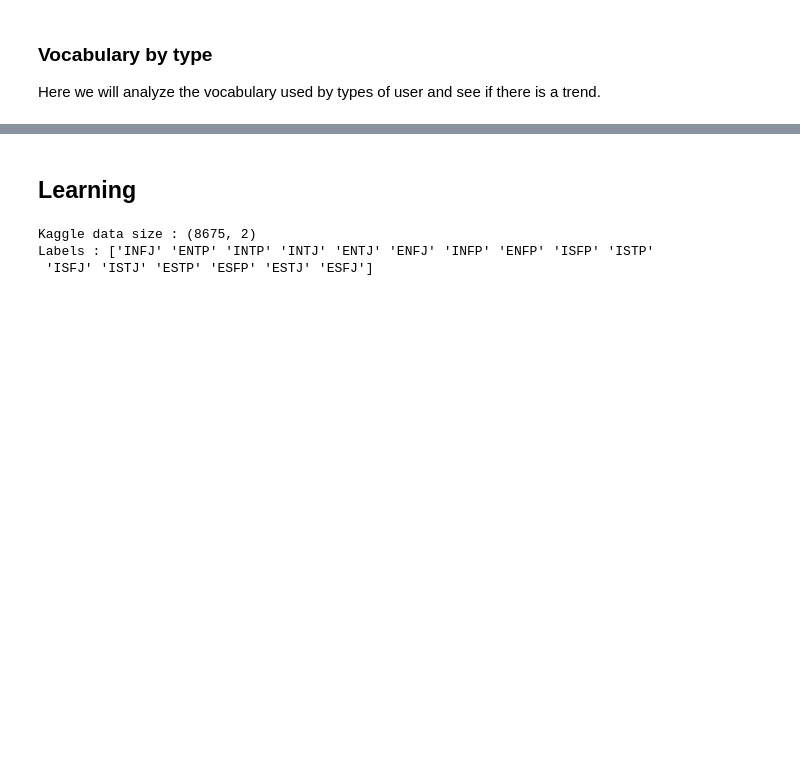
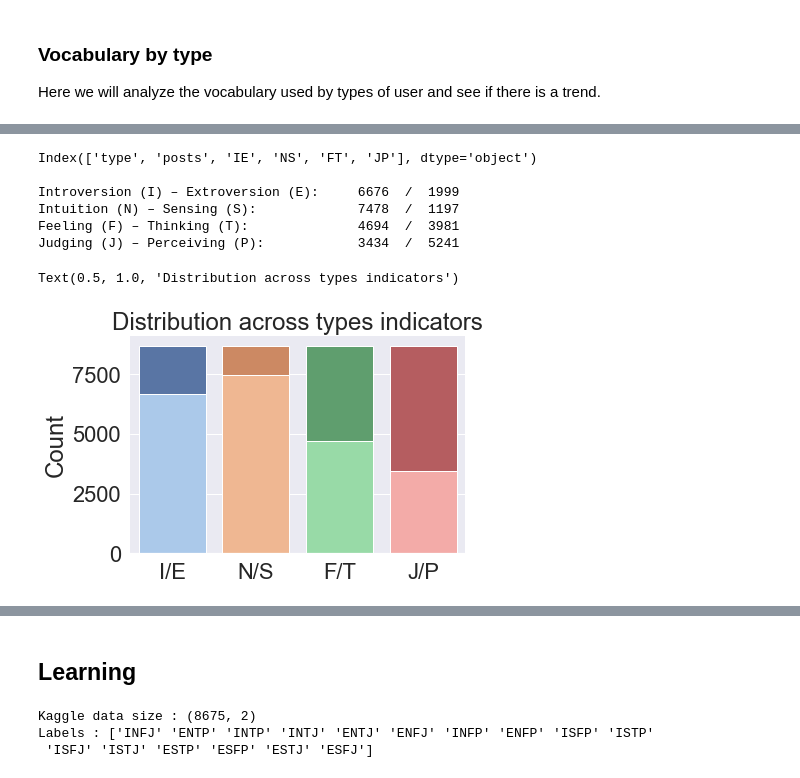
Before and after one commit to literate-waffle/mbti, a Jupyter notebook: mbti.ipynb, the cells around one changed output, grey strips where cells are left out. Drawn from its saved outputs; the diff is of its cells as text; code cells hidden in the pictures; blank space fills up the shorter version.

Commit message:
Translate MBTI to binary classification along MBTI axis

```diff
--- a/mbti.ipynb
+++ b/mbti.ipynb
@@ -208,0 +221,5 @@ Most common words for type ESFJ are ['like', 'think', 'esfj', 'people', 'know',
+# %%
+from axisCategories import translate_personality
+
+data_types = data.join(data.apply(lambda row: translate_personality(row), axis=1))
+data_types.head()
@@ -208,0 +233,34 @@ Most common words for type ESFJ are ['like', 'think', 'esfj', 'people', 'know',
+# %%
+print(data_types.columns)
+print()
+print("Introversion (I) – Extroversion (E):\t", data_types['IE'].value_counts()[0], " / ", data_types['IE'].value_counts()[1])
+print("Intuition (N) – Sensing (S):\t\t", data_types['NS'].value_counts()[0], " / ", data_types['NS'].value_counts()[1])
+print("Feeling (F) – Thinking (T):\t\t", data_types['FT'].value_counts()[0], " / ", data_types['FT'].value_counts()[1])
+print("Judging (J) – Perceiving (P):\t\t", data_types['JP'].value_counts()[0], " / ", data_types['JP'].value_counts()[1])
+# %% [output]
+Index(['type', 'posts', 'IE', 'NS', 'FT', 'JP'], dtype='object')
+
+Introversion (I) – Extroversion (E):     6676  /  1999
+Intuition (N) – Sensing (S):             7478  /  1197
+Feeling (F) – Thinking (T):              4694  /  3981
+Judging (J) – Perceiving (P):            3434  /  5241
+# %%
+sns.set(font_scale=2)
+
+index = ['I/E', 'N/S', 'F/T', 'J/P']
+bottom = (data_types['IE'].value_counts()[0], data_types['NS'].value_counts()[0], data_types['FT'].value_counts()[0], data_types['JP'].value_counts()[0])
+top = (data_types['IE'].count(), data_types['NS'].count(), data_types['FT'].count(), data_types['JP'].count())
+
+# Plot 1 - background - "total" (top) series
+sns.barplot(x=index, y=top)
+
+# Plot 2 - overlay - "bottom" series
+bottom_plot = sns.barplot(x=index, y=bottom, palette="pastel")
+
+# Optional code - Make plot look nicer
+sns.despine(left=True)
+bottom_plot.set_ylabel('Count')
+bottom_plot.set_title('Distribution across types indicators')
+# %% [output]
+Text(0.5, 1.0, 'Distribution across types indicators')
+[figure, added]
```
Also changed, not shown: parts of 15 cells of this notebook, 1 other file.
